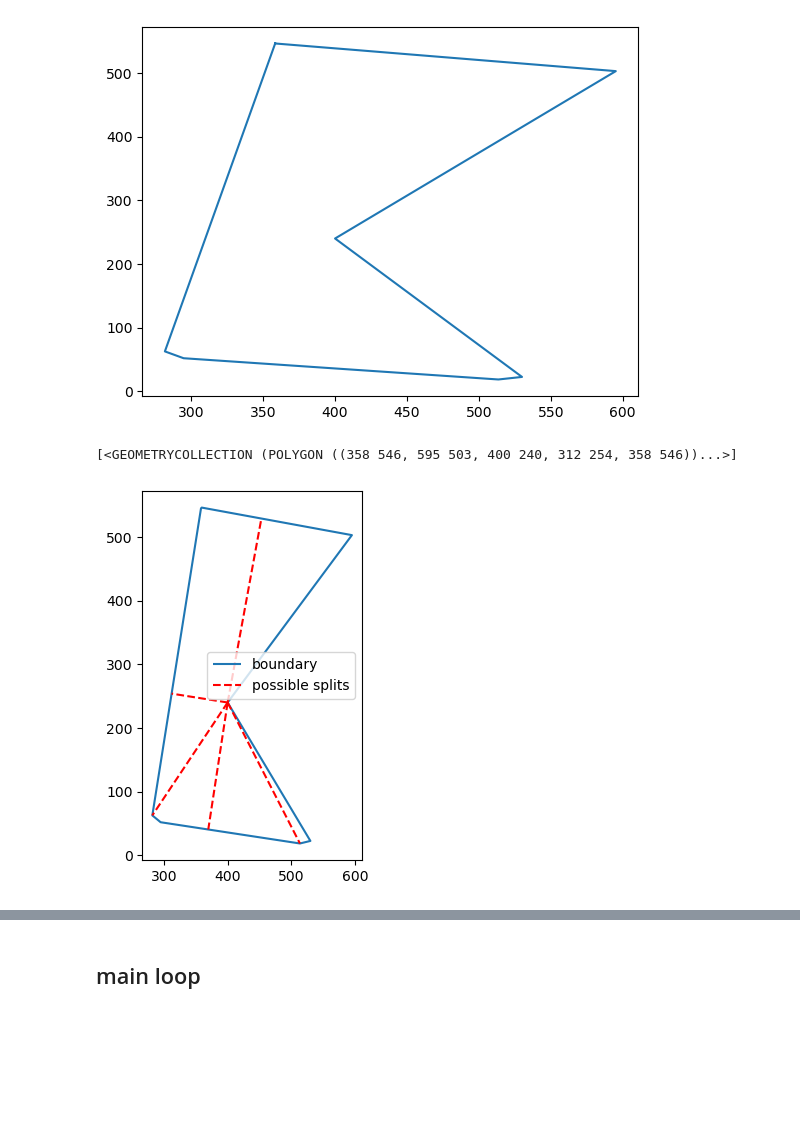
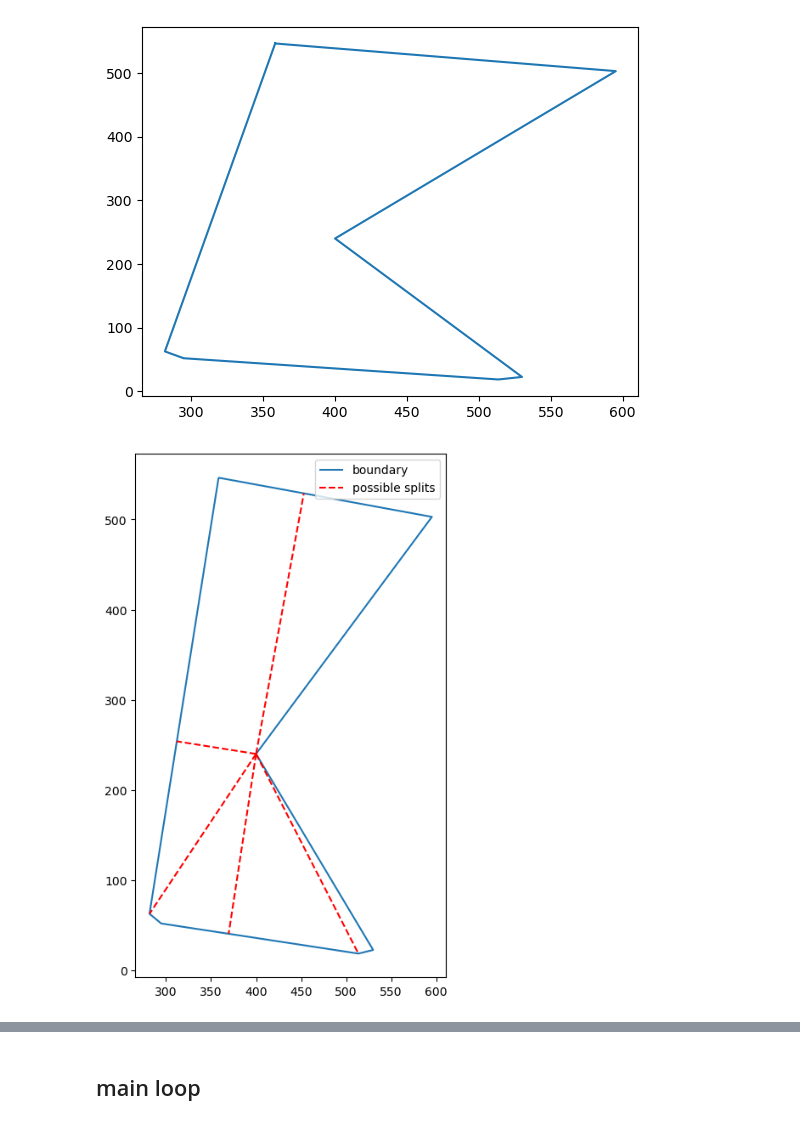
Before and after one commit to NickBak08/AgricultureRobotics, a Jupyter notebook: PathPlanning/testing_functions.ipynb, the cells around one changed output, grey strips where cells are left out. Cells and saved outputs as stored; diff of their text form; code cells hidden in the pictures; blank space fills up the shorter version.

```diff
--- a/PathPlanning/testing_functions.ipynb
+++ b/PathPlanning/testing_functions.ipynb
@@ -776,7 +776,7 @@ def splitfields(field,field_coordinates, angles):
     '''splitting the fields, needs to return a list of geoseries objects'''
     # Small statement to check if we need to split the field at all
     if all(angle < 180 for angle in angles):
-        # split_fields = 0
+        print('Field is convex: no splits needed')
         return field
 
     # Creating a list of the indices of the corners that are non-convex (i.e. internal angle> 180)
@@ -792,35 +792,34 @@ def splitfields(field,field_coordinates, angles):
         # are normal to some other edge (it tries it for lines normal to all edges, see the plot)
         points = [nearest_points(edge, point)[0] for edge in exploded_edges]
         normal_lines = [LineString([point,point2]) for point2 in points]
         # Now make a split according to all these lines
         splits = []
         for normal_line in normal_lines:
             splits.append(shapely.ops.split(field[0],normal_line))
         # Check if the resulting split geometries have internal angles < 180 degrees, if so it is valid and we store it
         valid_split = []
         for split in splits:
             angles = get_internal_angles(gpd.GeoSeries(split.geoms[0]).get_coordinates())
 
             if len(split.geoms) > 1:
                 angles2 = get_internal_angles(gpd.GeoSeries(split.geoms[1]).get_coordinates())
                 angles = angles+angles2
             valid_split.append(all(angle < 180 for angle in angles))
         valid_split_geometries = [split for boolean, split in zip(valid_split, splits) if boolean]
 
-    fig, ax = plt.subplots()
+    fig, ax = plt.subplots(figsize = (10,8))
     field.boundary.plot(ax = ax)
     for line in normal_lines:
         ax.plot(*line.xy, 'r--')
-    ax.legend(['boundary', 'possible splits'])
+    ax.legend(['boundary', 'possible splits'],loc = 'upper right')
 
 
 
     return valid_split_geometries
 
 field_coords = field.get_coordinates()
 field_coords.reset_index(inplace = True)
 valid_splits = splitfields(field,field_coords,angles)
-valid_splits
+# valid_splits
 # %% [output]
-[<GEOMETRYCOLLECTION (POLYGON ((358 546, 595 503, 400 240, 312 254, 358 546))...>]
-[figure, old version]
+[figure, new version]
```
Also changed, not shown: parts of 12 cells of this notebook.
